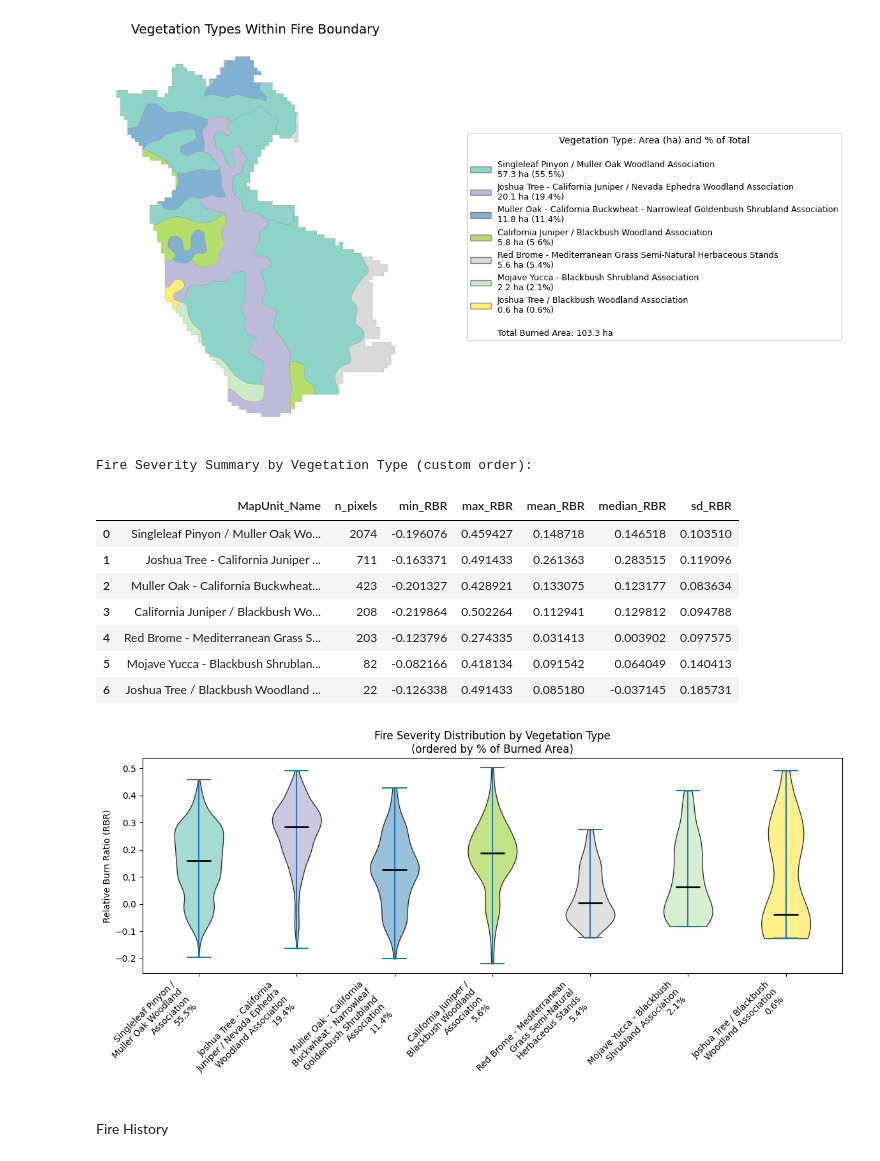
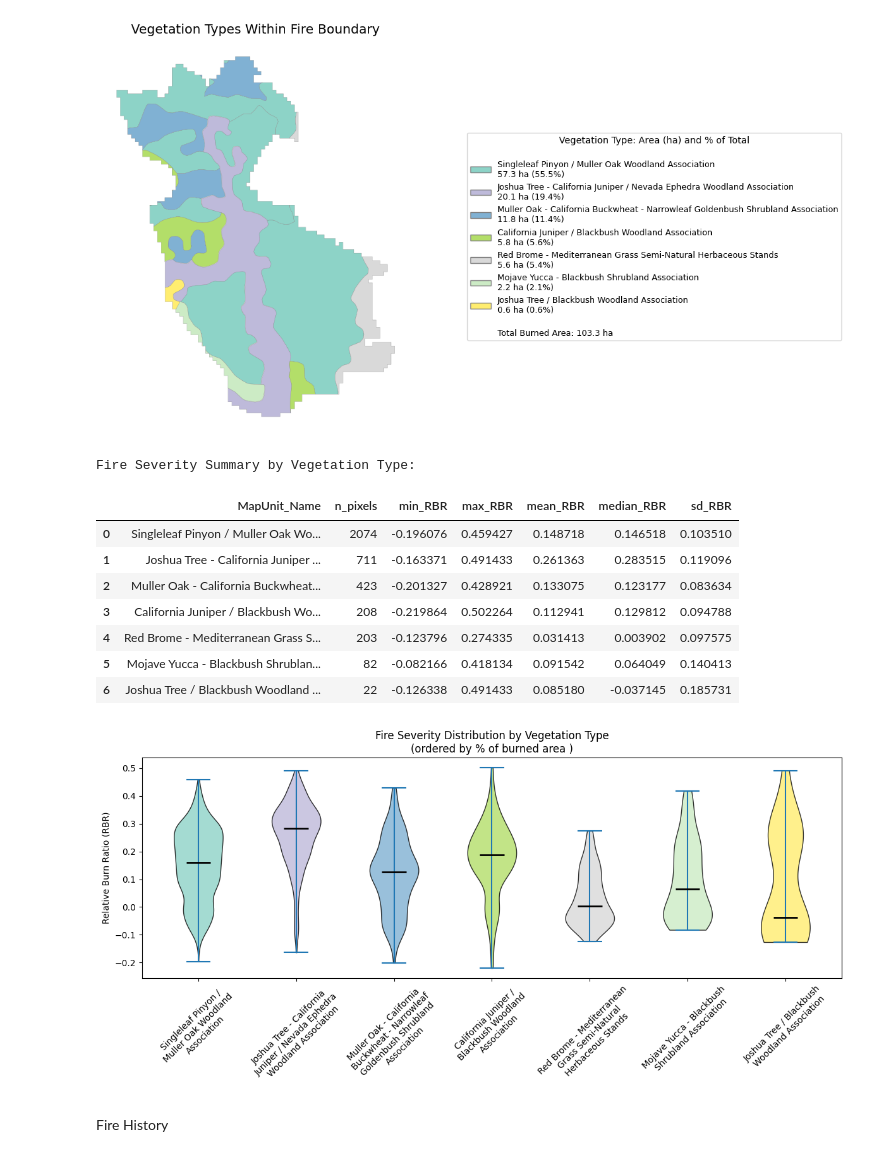
Before and after one commit to SchmidtDSE/eureka_fire_eda, a Jupyter notebook: eureka_fire_veg_analysis.ipynb, the cells around one changed output. Drawn from its saved outputs; the diff is of its cells as text; code cells hidden in the pictures.

Commit message:
debugged fire history statistics

```diff
--- a/eureka_fire_veg_analysis.ipynb
+++ b/eureka_fire_veg_analysis.ipynb
@@ -68,19 +93,18 @@ fig
 # %%
-#Reproject raster into UTM zone 11N to match veg data
 
-
-# Input and output paths
-raw_raster_path = "refined_rbr.tif"
-raster_path = "refined_rbr_26911.tif"
-
-# Define target CRS directly (EPSG:26911 = NAD83 / UTM Zone 11N)
+# 0) Define input & output paths
+src_path = "refined_rbr.tif"           # your original RBR
+dst_path = "refined_rbr_26911.tif"     # the UTM-11N version
+raster_path = dst_path
+# 1) Define target CRS (EPSG:26911 = NAD83 / UTM zone 11N)
 target_crs = CRS.from_epsg(26911)
 
+# 2) Open source, compute transform & new dims
 with rasterio.open(src_path) as src:
     transform, width, height = calculate_default_transform(
         src.crs, target_crs, src.width, src.height, *src.bounds
     )
-
+    # update metadata
     kwargs = src.meta.copy()
     kwargs.update({
         "crs": target_crs,
@@ -89,6 +113,7 @@ with rasterio.open(src_path) as src:
         "height": height
     })
 
+    # 3) Reproject into the new file
     with rasterio.open(dst_path, "w", **kwargs) as dst:
         reproject(
             source=rasterio.band(src, 1),
@@ -99,3 +124,5 @@ with rasterio.open(src_path) as src:
             dst_crs=target_crs,
             resampling=Resampling.nearest
         )
+
+print(f"Reprojected raster written to {dst_path}")
@@ -259,6 +288,8 @@ plt.show()
 # %% [output]
 [figure]
 # %%
+#Summary statistics of fire severity by vegetation type
+
 # Define the exact order you want
 ordered_veg = [
     "Singleleaf Pinyon / Muller Oak Woodland Association",
@@ -306,10 +337,10 @@ summary = (
 )
 
 # 5) Display the ordered summary
-print("Fire Severity Summary by Vegetation Type (custom order):")
+print("Fire Severity Summary by Vegetation Type:")
 display(summary)
 # %% [output]
-Fire Severity Summary by Vegetation Type (custom order):
+Fire Severity Summary by Vegetation Type:
 |  | MapUnit_Name | n_pixels | min_RBR | max_RBR | mean_RBR | median_RBR | sd_RBR |
 | 0 | Singleleaf Pinyon / Muller Oak Wo... | 2074 | -0.196076 | 0.459427 | 0.148718 | 0.146518 | 0.103510 |
 | 1 | Joshua Tree - California Juniper ... | 711 | -0.163371 | 0.491433 | 0.261363 | 0.283515 | 0.119096 |
@@ -320,61 +351,46 @@ Fire Severity Summary by Vegetation Type (custom order):
 | 6 | Joshua Tree / Blackbush Woodland ... | 22 | -0.126338 | 0.491433 | 0.085180 | -0.037145 | 0.185731 |
 # %%
 
-#Plot fire severity by vegetation type
+from rasterio.mask import mask as rio_mask   # alias it so there's no conflict
 
-# --- 1) Determine the order by descending percent burned ---
-ordered_veg = (
-    summary
-    .sort_values("pct_of_total", ascending=False)
-    ["MapUnit_Name"]
-    .tolist()
-)
 
-# --- 2) Sample RBR under each veg type in that order ---
+# — (Re)build the pixel_values list using rio_mask() —
 pixel_values = []
 with rasterio.open(raster_path) as src:
     nodata = src.nodata
     for veg in ordered_veg:
-        geoms = clipped[clipped["MapUnit_Name"] == veg].geometry
-        data, _ = mask(src, geoms, crop=False)
+        geoms = clipped.loc[clipped["MapUnit_Name"] == veg, "geometry"]
+        data, _ = rio_mask(src, geoms, crop=False)
         arr = data[0]
         pixel_values.append(arr[arr != nodata])
 
-# --- 3) Prepare Set3 colors in the same order ---
-cmap = plt.colormaps["Set3"]
+# — Prepare colors & labels —
+cmap        = plt.colormaps["Set3"]
 colors_list = cmap(np.linspace(0, 1, len(ordered_veg)))
+labels      = [textwrap.fill(v, 25) for v in ordered_veg]
 
-# --- 4) Build wrapped labels with percentage ---
-labels = []
-for veg in ordered_veg:
-    pct = summary.loc[summary["MapUnit_Name"] == veg, "pct_of_total"].values[0]
-    name_wrapped = textwrap.fill(veg, 25)
-    labels.append(f"{name_wrapped}\n{pct:.1f}%")
-
-# --- 5) Plot the violins in order ---
+# — Plot side-by-side violins —
 fig, ax = plt.subplots(figsize=(12, max(6, len(ordered_veg)*0.5)))
 positions = np.arange(1, len(ordered_veg)+1)
 parts = ax.violinplot(pixel_values, positions, showmedians=True)
 
 for i, body in enumerate(parts["bodies"]):
     body.set_facecolor(colors_list[i])
     body.set_edgecolor("black")
     body.set_alpha(0.8)
 
 parts["cmedians"].set_color("black")
 parts["cmedians"].set_linewidth(2)
 
-# --- 6) Apply the new x‐axis labels ---
 ax.set_xticks(positions)
-ax.set_xticklabels(labels, rotation=45, ha="right")
-
+ax.set_xticklabels(labels, rotation=45, ha="center", fontsize=10)
 ax.set_ylabel("Relative Burn Ratio (RBR)")
-ax.set_title("Fire Severity Distribution by Vegetation Type\n(ordered by % of Burned Area)")
+ax.set_title("Fire Severity Distribution by Vegetation Type\n(ordered by % of burned area )")
 
 plt.tight_layout()
 plt.show()
 # %% [output]
-[figure, old version]
+[figure, new version]
 # %% [markdown]
 Fire History
 # %%
```
Also changed, not shown: parts of 13 cells of this notebook, 3 other files.
